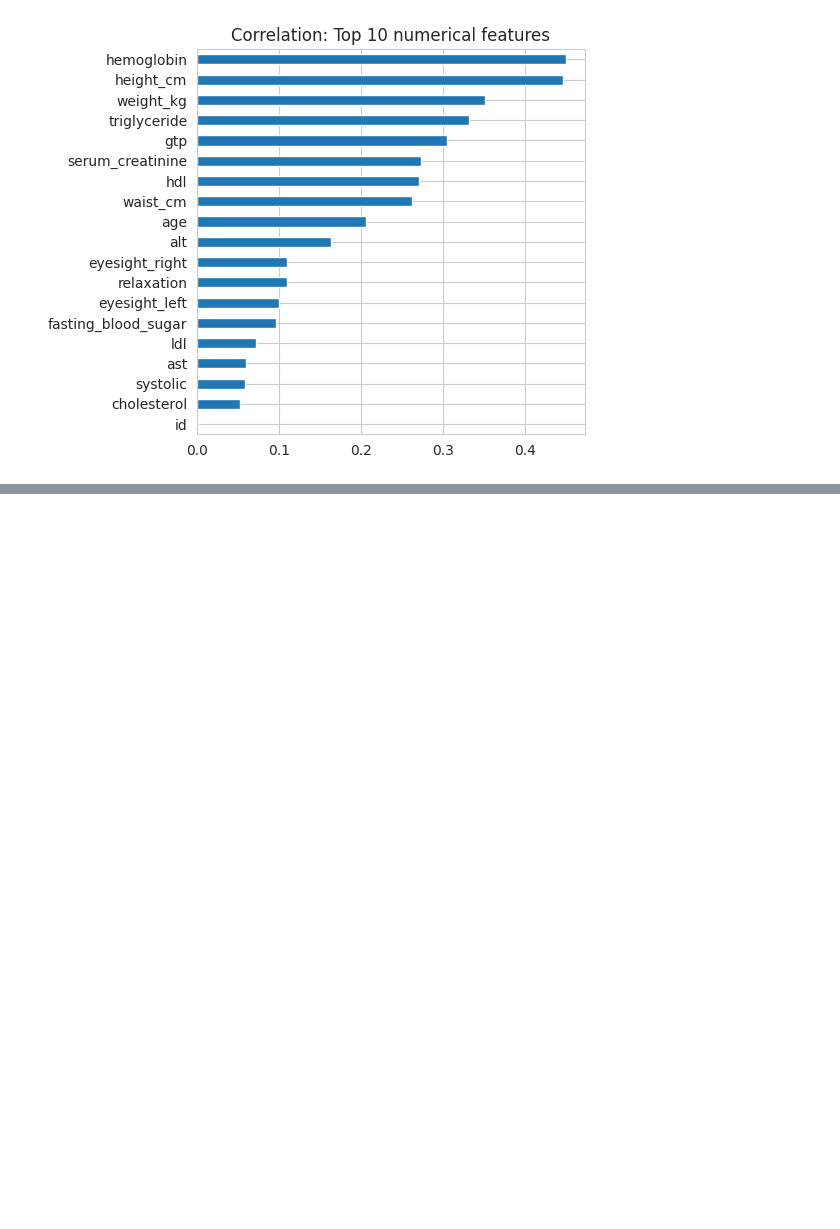
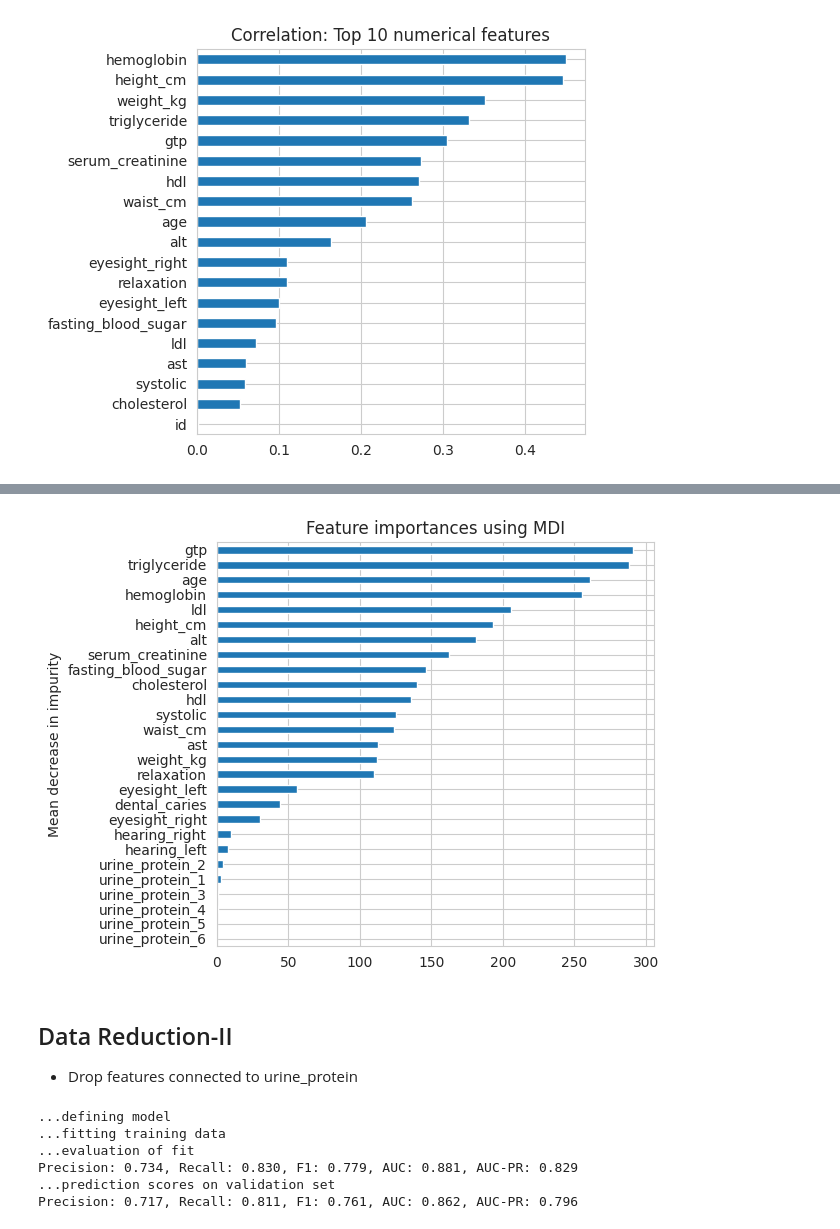
Before and after one commit to abhirup-ghosh/kaggle, a Jupyter notebook: smoker-classifier-using-bio-signals.ipynb, the cells around one changed output, grey strips where cells are left out. Saved outputs shown, nothing was run; the diff lists cells and outputs as text; code cells hidden in the pictures; blank space fills up the shorter version.

Commit message:
Kaggle Notebook | Smoker Classifier using Bio-Signals | Version 4

```diff
--- a/smoker-classifier-using-bio-signals.ipynb
+++ b/smoker-classifier-using-bio-signals.ipynb
@@ -387,0 +501,9 @@ Text(0.5, 1.0, 'Correlation: Top 10 numerical features')
+# %%
+ohe = OneHotEncoder(sparse=False, handle_unknown='ignore')
+
+X_train_ohe = ohe.fit_transform(df_train[ohe_cols])
+X_val_ohe = ohe.transform(df_val[ohe_cols])
+X_test_int_ohe = ohe.transform(df_test_int[ohe_cols])
+X_test_ext_ohe = ohe.transform(df_test_ext[ohe_cols])
+
+ohe_features = ohe.get_feature_names_out().tolist()
@@ -387,0 +588,16 @@ Text(0.5, 1.0, 'Correlation: Top 10 numerical features')
+# %%
+importances = lgbm_model.feature_importances_
+forest_importances = pd.Series(importances, index=features)
+
+
+fig, ax = plt.subplots()
+ax.set_title('Top 10 features')
+forest_importances.sort_values(ascending=False)[::-1].plot.barh(ax=ax)
+ax.set_title("Feature importances using MDI")
+ax.set_ylabel("Mean decrease in impurity")
+fig.tight_layout()
+# %% [output]
+[figure, added]
+# %% [markdown]
+## Data Reduction-II
+* Drop features connected to urine_protein
@@ -387,0 +611,23 @@ Text(0.5, 1.0, 'Correlation: Top 10 numerical features')
+# %%
+print('...defining model')
+lgbm_model = lgbm.LGBMClassifier()
+
+print('...fitting training data')
+lgbm_model.fit(X_train, y_train)
+
+# fitting to training set
+print('...evaluation of fit')
+y_fit = lgbm_model.predict_proba(X_train)[:, 1]
+print(fraud_scores(y_train, y_fit))
+
+# validation set predictions
+print('...prediction scores on validation set')
+y_pred = lgbm_model.predict_proba(X_val)[:, 1]
+print(fraud_scores(y_val, y_pred))
+# %% [output]
+...defining model
+...fitting training data
+...evaluation of fit
+Precision: 0.734, Recall: 0.830, F1: 0.779, AUC: 0.881, AUC-PR: 0.829
+...prediction scores on validation set
+Precision: 0.717, Recall: 0.811, F1: 0.761, AUC: 0.862, AUC-PR: 0.796
```
Also changed, not shown: parts of 34 cells of this notebook.
